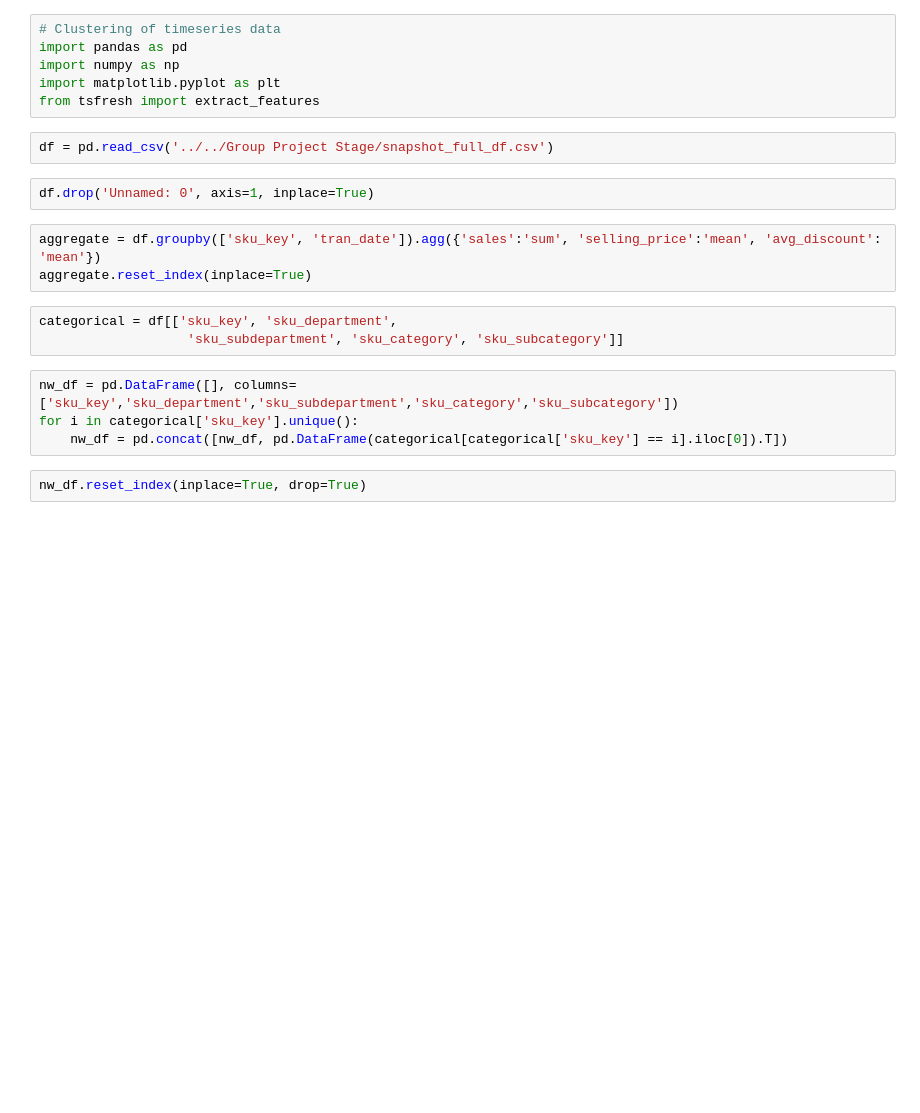
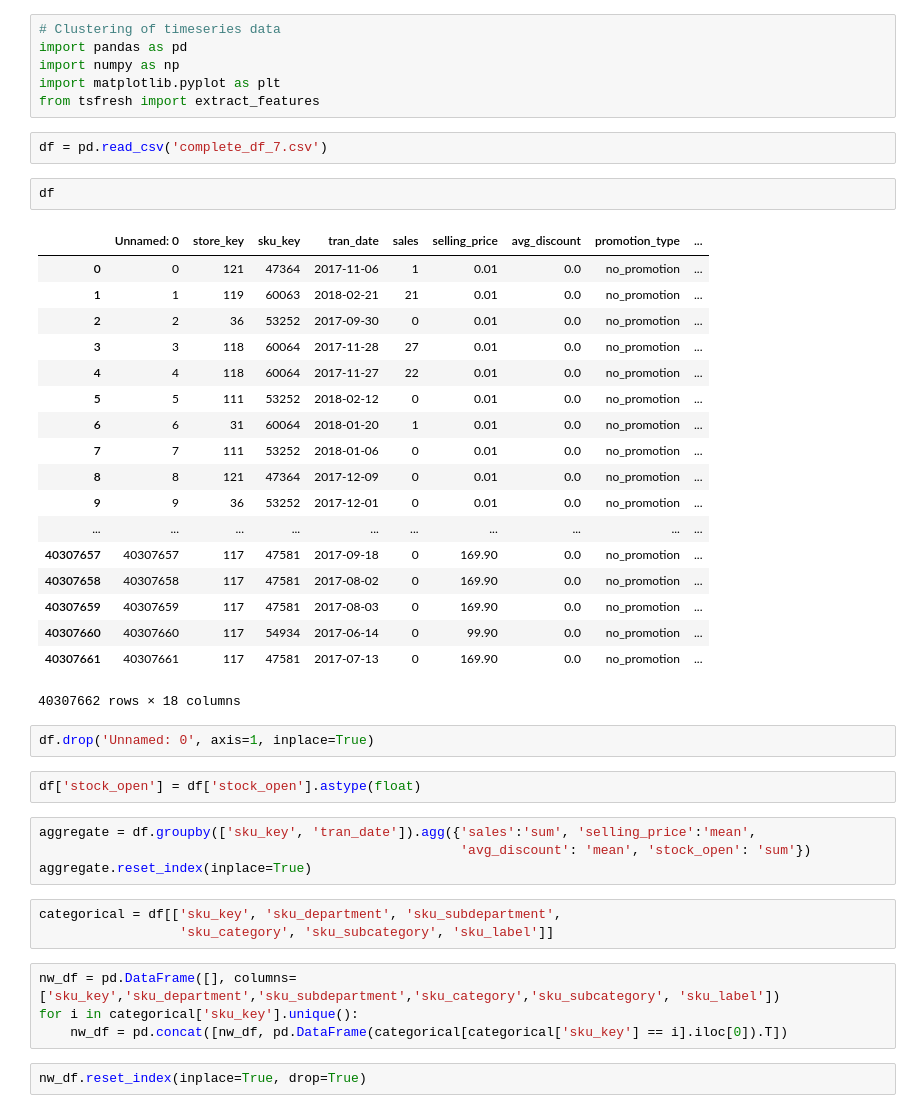
Before and after one commit to brandries/project_echo_clustering, a Jupyter notebook: clustering/aggregate_products.ipynb, the cells around one changed output. Saved outputs shown, nothing was run; the diff lists cells and outputs as text; blank space fills up the shorter version.

```diff
--- a/clustering/aggregate_products.ipynb
+++ b/clustering/aggregate_products.ipynb
@@ -5,17 +5,41 @@ import numpy as np
 import matplotlib.pyplot as plt
 from tsfresh import extract_features
 # %%
-df = pd.read_csv('../../Group Project Stage/snapshot_full_df.csv')
+df = pd.read_csv('complete_df_7.csv')
+# %%
+df
+# %% [output]
+|  | Unnamed: 0 | store_key | sku_key | tran_date | sales | selling_price | avg_discount | promotion_type | ... |
+| 0 | 0 | 121 | 47364 | 2017-11-06 | 1 | 0.01 | 0.0 | no_promotion | ... |
+| 1 | 1 | 119 | 60063 | 2018-02-21 | 21 | 0.01 | 0.0 | no_promotion | ... |
+| 2 | 2 | 36 | 53252 | 2017-09-30 | 0 | 0.01 | 0.0 | no_promotion | ... |
+| 3 | 3 | 118 | 60064 | 2017-11-28 | 27 | 0.01 | 0.0 | no_promotion | ... |
+| 4 | 4 | 118 | 60064 | 2017-11-27 | 22 | 0.01 | 0.0 | no_promotion | ... |
+| 5 | 5 | 111 | 53252 | 2018-02-12 | 0 | 0.01 | 0.0 | no_promotion | ... |
+| 6 | 6 | 31 | 60064 | 2018-01-20 | 1 | 0.01 | 0.0 | no_promotion | ... |
+| 7 | 7 | 111 | 53252 | 2018-01-06 | 0 | 0.01 | 0.0 | no_promotion | ... |
+| 8 | 8 | 121 | 47364 | 2017-12-09 | 0 | 0.01 | 0.0 | no_promotion | ... |
+| 9 | 9 | 36 | 53252 | 2017-12-01 | 0 | 0.01 | 0.0 | no_promotion | ... |
+| ... | ... | ... | ... | ... | ... | ... | ... | ... | ... |
+| 40307657 | 40307657 | 117 | 47581 | 2017-09-18 | 0 | 169.90 | 0.0 | no_promotion | ... |
+| 40307658 | 40307658 | 117 | 47581 | 2017-08-02 | 0 | 169.90 | 0.0 | no_promotion | ... |
+| 40307659 | 40307659 | 117 | 47581 | 2017-08-03 | 0 | 169.90 | 0.0 | no_promotion | ... |
+| 40307660 | 40307660 | 117 | 54934 | 2017-06-14 | 0 | 99.90 | 0.0 | no_promotion | ... |
+| 40307661 | 40307661 | 117 | 47581 | 2017-07-13 | 0 | 169.90 | 0.0 | no_promotion | ... |
+40307662 rows × 18 columns
 # %%
 df.drop('Unnamed: 0', axis=1, inplace=True)
+# %%
+df['stock_open'] = df['stock_open'].astype(float)
 # %%
-aggregate = df.groupby(['sku_key', 'tran_date']).agg({'sales':'sum', 'selling_price':'mean', 'avg_discount': 'mean'})
+aggregate = df.groupby(['sku_key', 'tran_date']).agg({'sales':'sum', 'selling_price':'mean',
+                                                      'avg_discount': 'mean', 'stock_open': 'sum'})
 aggregate.reset_index(inplace=True)
 # %%
-categorical = df[['sku_key', 'sku_department',
-                   'sku_subdepartment', 'sku_category', 'sku_subcategory']]
+categorical = df[['sku_key', 'sku_department', 'sku_subdepartment',
+                  'sku_category', 'sku_subcategory', 'sku_label']]
 # %%
-nw_df = pd.DataFrame([], columns=['sku_key','sku_department','sku_subdepartment','sku_category','sku_subcategory'])
+nw_df = pd.DataFrame([], columns=['sku_key','sku_department','sku_subdepartment','sku_category','sku_subcategory', 'sku_label'])
 for i in categorical['sku_key'].unique():
     nw_df = pd.concat([nw_df, pd.DataFrame(categorical[categorical['sku_key'] == i].iloc[0]).T])
 # %%
```
Also changed, not shown: parts of 1 cell of this notebook.
